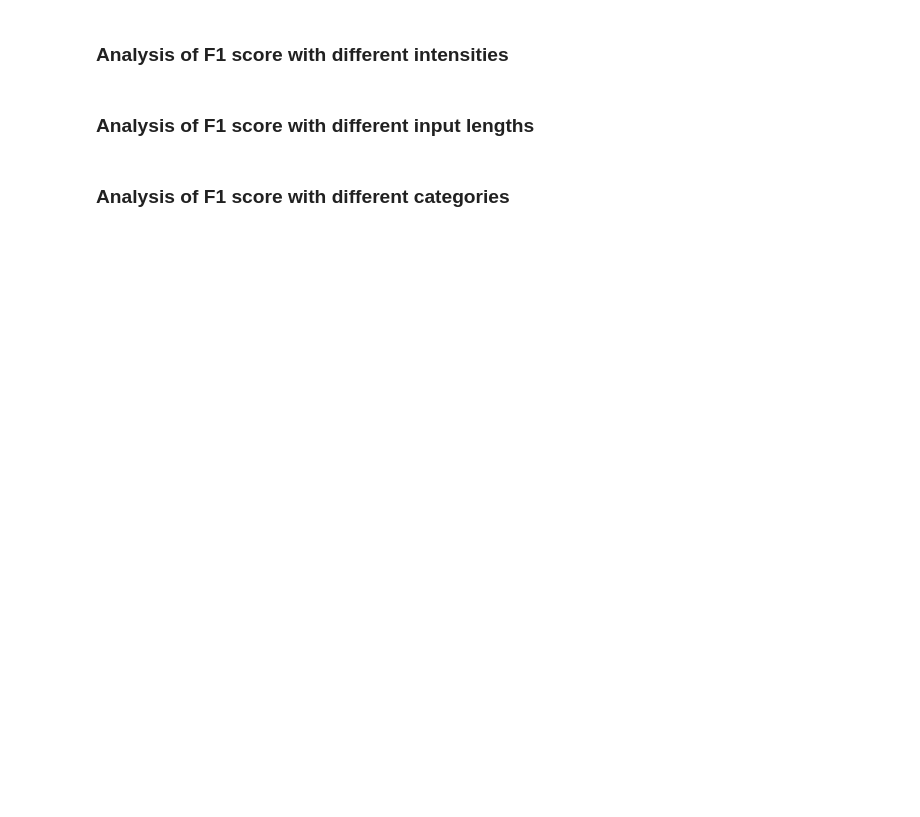
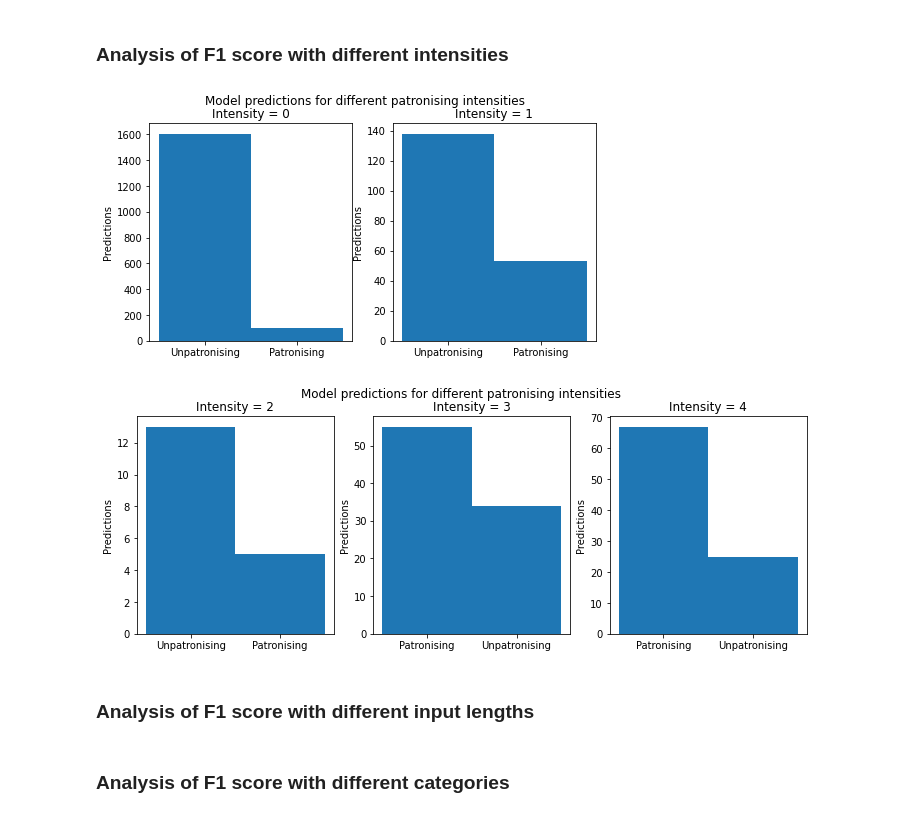
Before and after one commit to Loumstar/Improving-RoBERTa, a Jupyter notebook: main_model.ipynb, the cells around one changed output. Drawn from its saved outputs; the diff is of its cells as text; code cells hidden in the pictures; blank space fills up the shorter version.

```diff
--- a/main_model.ipynb
+++ b/main_model.ipynb
@@ -747,42 +760,45 @@ print(report[1]['f1-score'])
 ### Analysis of F1 score with different intensities
 # %%
 def get_test_histograms(df, intensity, axis):
-    intensity_df = df.loc[df.intensity == intensity]
+    intensity_df = df.loc[df.intensity.map(int) == intensity]
 
-    intensity_df.predictions \
+    intensity_df.prediction \
         .map(lambda x: "Patronising" if int(x) == 1 else "Unpatronising") \
-        .hist(bins=[-0.5, 0.5], axis=axis, grid=False)
+        .hist(bins=[-0.5, 0.5, 1.5], ax=axis, grid=False)
 # %%
 figure_unpatr, (axis0, axis1) = plt.subplots(1, 2)
 
 figure_unpatr.set_size_inches((8, 4))
 figure_unpatr.suptitle("Model predictions for different patronising intensities")
 
 axis0.set_ylabel("Predictions")
 axis1.set_ylabel("Predictions")
 
 axis0.set_title("Intensity = 0")
 axis1.set_title("Intensity = 1")
 
 get_test_histograms(annotated_test_dataset, 0, axis0)
 get_test_histograms(annotated_test_dataset, 1, axis1)
 
 figure_patr, (axis2, axis3, axis4) = plt.subplots(1, 3)
 
-figure_patr.set_size_inches((8, 4))
+figure_patr.set_size_inches(12, 4)
 figure_patr.suptitle("Model predictions for different patronising intensities")
 
 axis2.set_ylabel("Predictions")
 axis3.set_ylabel("Predictions")
 axis4.set_ylabel("Predictions")
 
 axis2.set_title("Intensity = 2")
 axis3.set_title("Intensity = 3")
 axis4.set_title("Intensity = 4")
 
 get_test_histograms(annotated_test_dataset, 2, axis2)
 get_test_histograms(annotated_test_dataset, 3, axis3)
 get_test_histograms(annotated_test_dataset, 4, axis4)
+# %% [output]
+[figure, added]
+[figure, added]
 # %%
 def intensity_f1_score(df):
     f1_scores = list()
```
Also changed, not shown: parts of 13 cells of this notebook.
